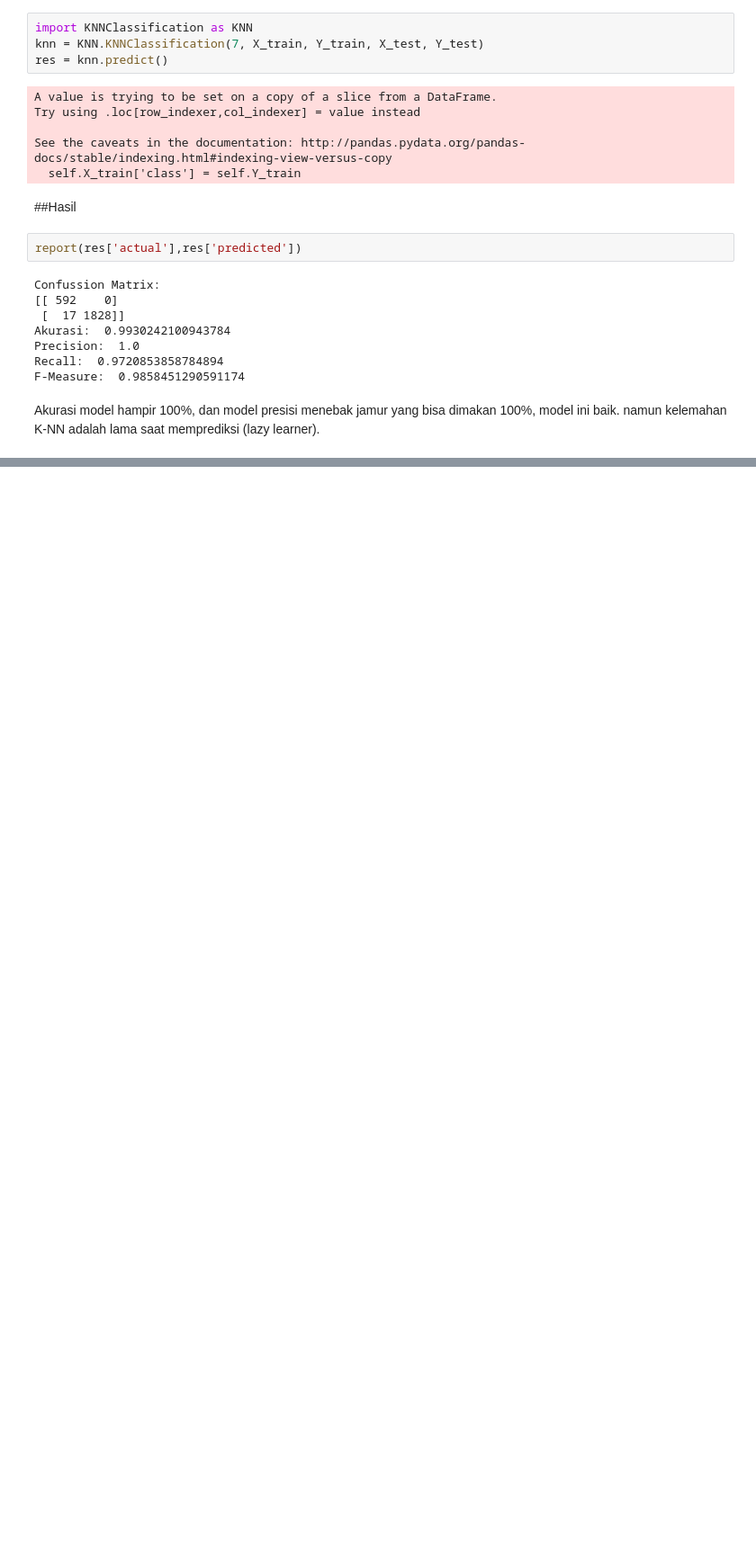
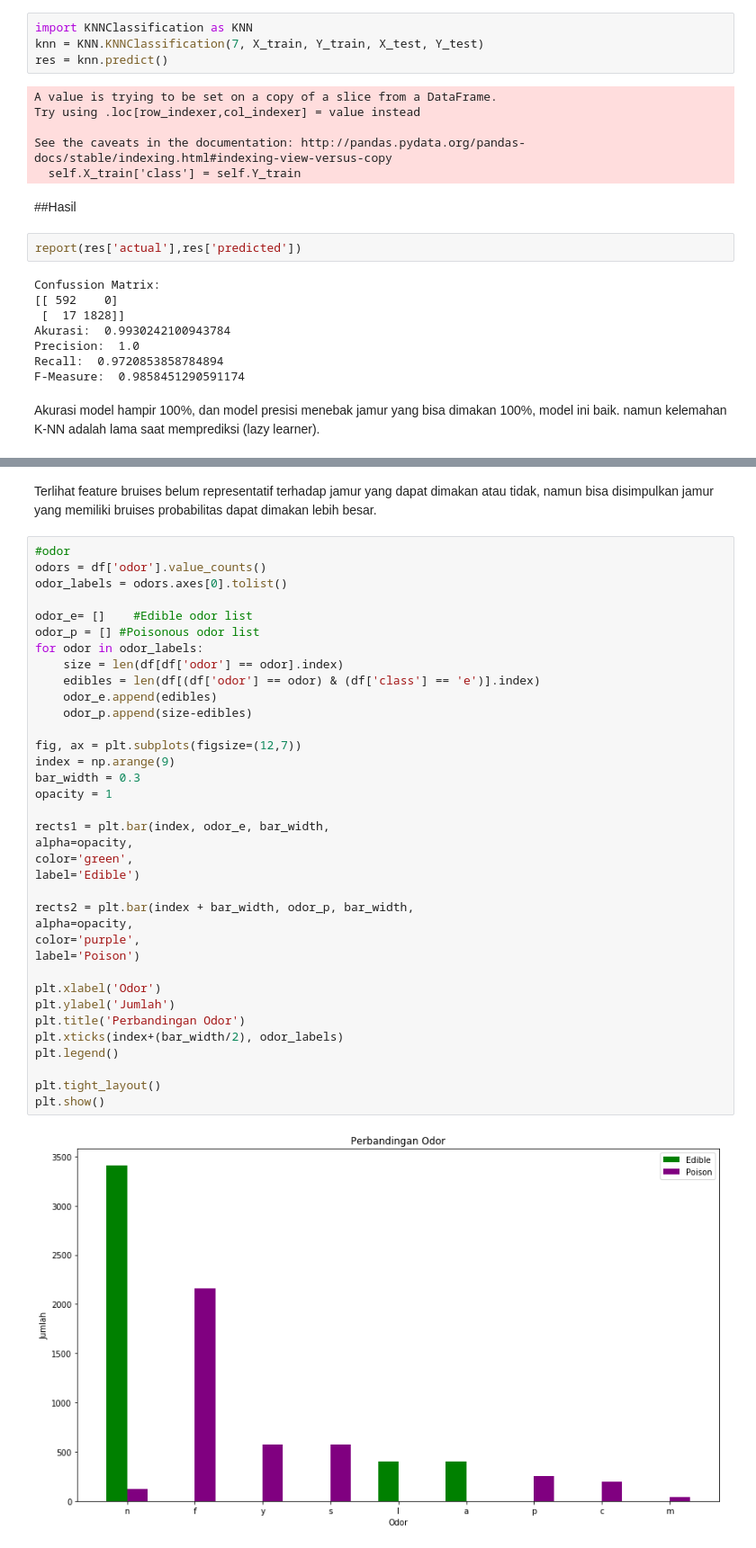
Before and after one commit to ijalalfrz/Mushroom-data-classification-, a Jupyter notebook: Mushroom data classification.ipynb, the cells around one changed output, grey strips where cells are left out. Shown: that part at 90% size. Drawn from its saved outputs; the diff is of its cells as text; blank space fills up the shorter version.

```diff
--- a/Mushroom data classification.ipynb
+++ b/Mushroom data classification.ipynb
@@ -216,0 +297,40 @@ Akurasi model hampir 100%, dan model presisi menebak jamur yang bisa dimakan 100
+# %% [markdown]
+Terlihat feature bruises belum representatif terhadap jamur yang dapat dimakan atau tidak, namun bisa disimpulkan jamur yang memiliki bruises probabilitas dapat dimakan lebih besar.
+# %%
+#odor
+odors = df['odor'].value_counts()
+odor_labels = odors.axes[0].tolist()
+
+odor_e= []    #Edible odor list
+odor_p = [] #Poisonous odor list
+for odor in odor_labels:
+    size = len(df[df['odor'] == odor].index)
+    edibles = len(df[(df['odor'] == odor) & (df['class'] == 'e')].index)
+    odor_e.append(edibles)
+    odor_p.append(size-edibles)
+
+fig, ax = plt.subplots(figsize=(12,7))
+index = np.arange(9)
+bar_width = 0.3
+opacity = 1
+
+rects1 = plt.bar(index, odor_e, bar_width,
+alpha=opacity,
+color='green',
+label='Edible')
+
+rects2 = plt.bar(index + bar_width, odor_p, bar_width,
+alpha=opacity,
+color='purple',
+label='Poison')
+
+plt.xlabel('Odor')
+plt.ylabel('Jumlah')
+plt.title('Perbandingan Odor')
+plt.xticks(index+(bar_width/2), odor_labels)
+plt.legend()
+
+plt.tight_layout()
+plt.show()
+# %% [output]
+[figure, added]
```
Also changed, not shown: parts of 19 cells of this notebook, 1 other file.
